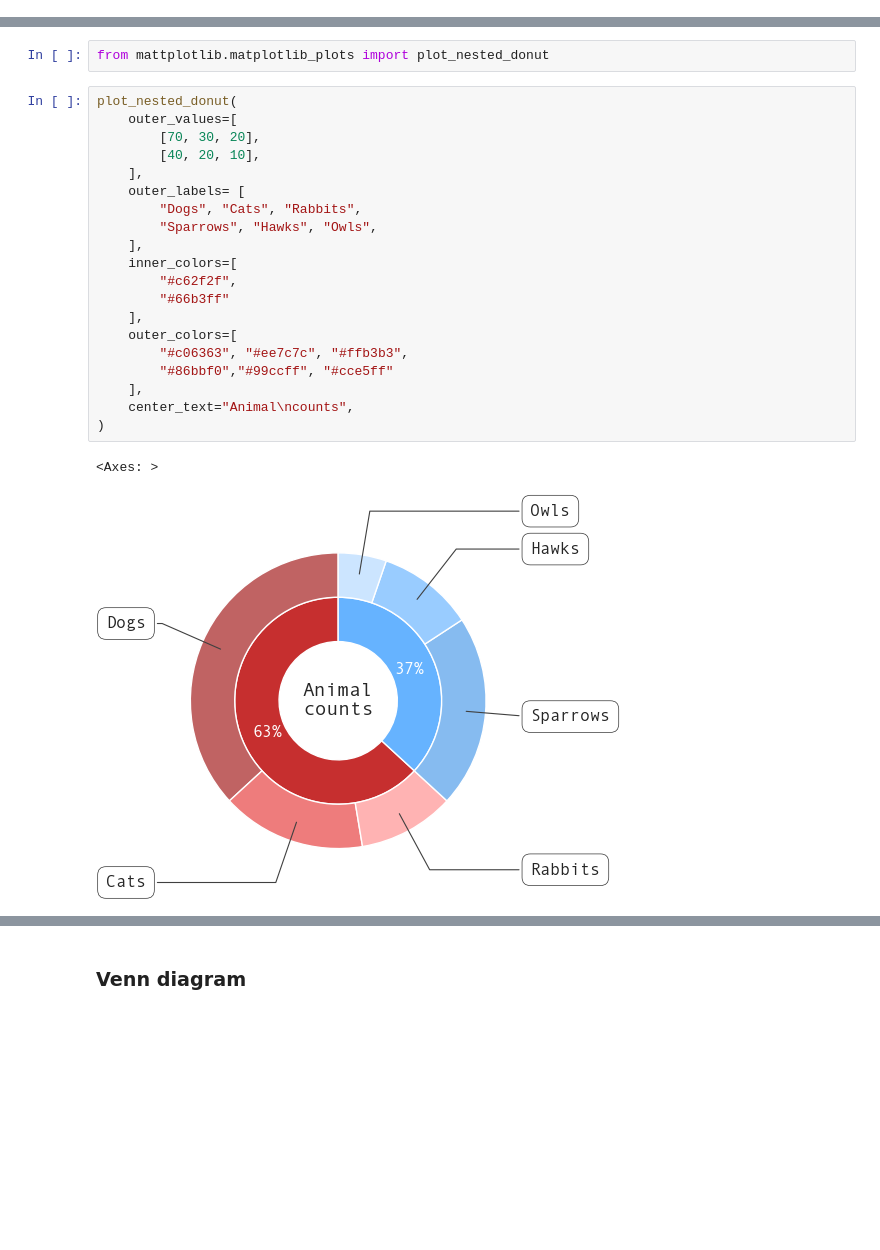
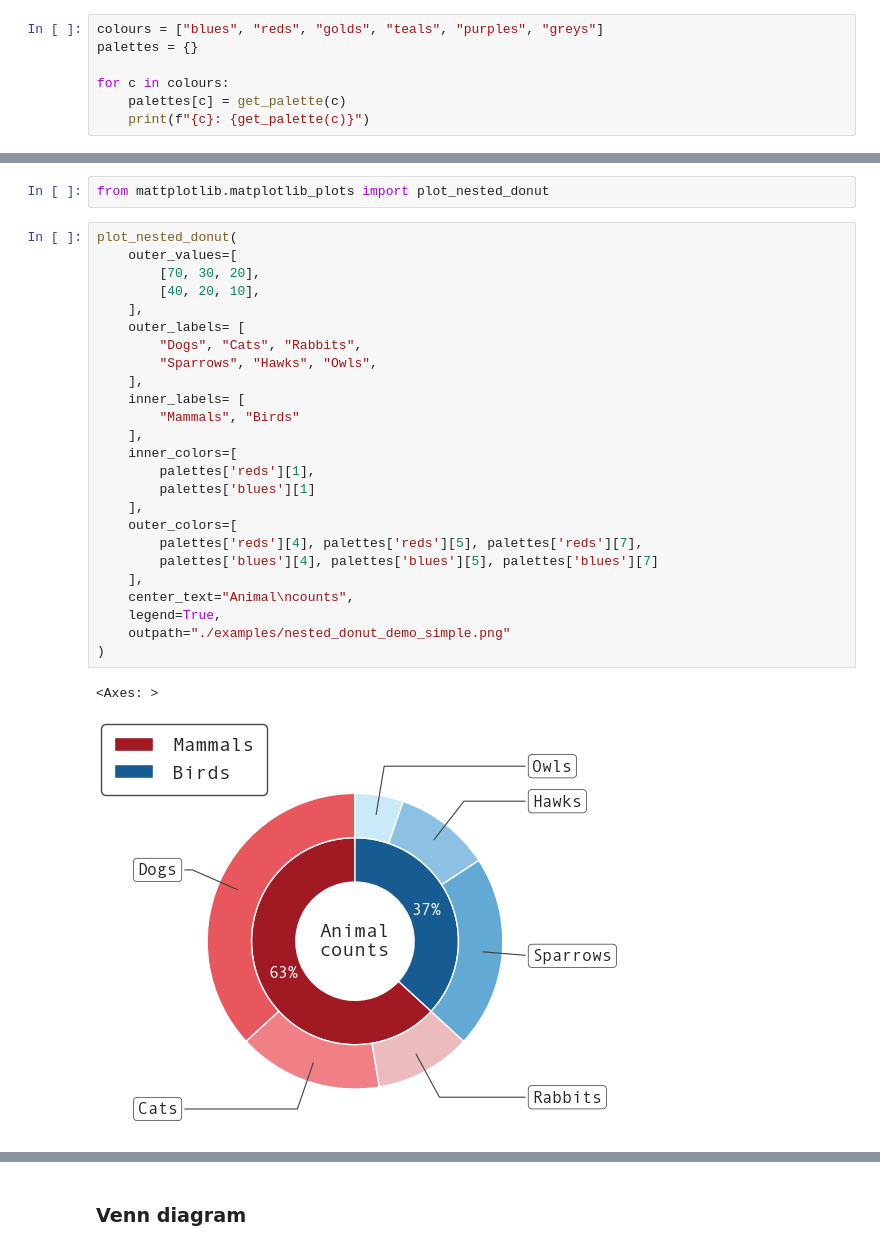
Before and after one commit to matthewtwarren/mattplotlib, a Jupyter notebook: demo.ipynb, the cells around one changed output, grey strips where cells are left out. Saved outputs shown, nothing was run; the diff lists cells and outputs as text; blank space fills up the shorter version.

Commit message:
Add examples

```diff
--- a/demo.ipynb
+++ b/demo.ipynb
@@ -22,0 +26,7 @@ The autoreload extension is already loaded. To reload it, use:
+# %%
+colours = ["blues", "reds", "golds", "teals", "purples", "greys"]
+palettes = {}
+
+for c in colours:
+    palettes[c] = get_palette(c)
+    print(f"{c}: {get_palette(c)}")
@@ -29,23 +51,28 @@ from mattplotlib.matplotlib_plots import plot_nested_donut
 # %%
 plot_nested_donut(
     outer_values=[
         [70, 30, 20],
         [40, 20, 10],
     ],
     outer_labels= [
         "Dogs", "Cats", "Rabbits",
         "Sparrows", "Hawks", "Owls",
     ],
+    inner_labels= [
+        "Mammals", "Birds"
+    ],
     inner_colors=[
-        "#c62f2f",
-        "#66b3ff"
+        palettes['reds'][1],
+        palettes['blues'][1]
     ],
     outer_colors=[
-        "#c06363", "#ee7c7c", "#ffb3b3",
-        "#86bbf0","#99ccff", "#cce5ff"
+        palettes['reds'][4], palettes['reds'][5], palettes['reds'][7],
+        palettes['blues'][4], palettes['blues'][5], palettes['blues'][7]
     ],
     center_text="Animal\ncounts",
+    legend=True,
+    outpath="./examples/nested_donut_demo_simple.png"
 )
 # %% [output]
 <Axes: >
-[figure, old version]
+[figure, new version]
```
Also changed, not shown: parts of 10 cells of this notebook, 5 other files.
